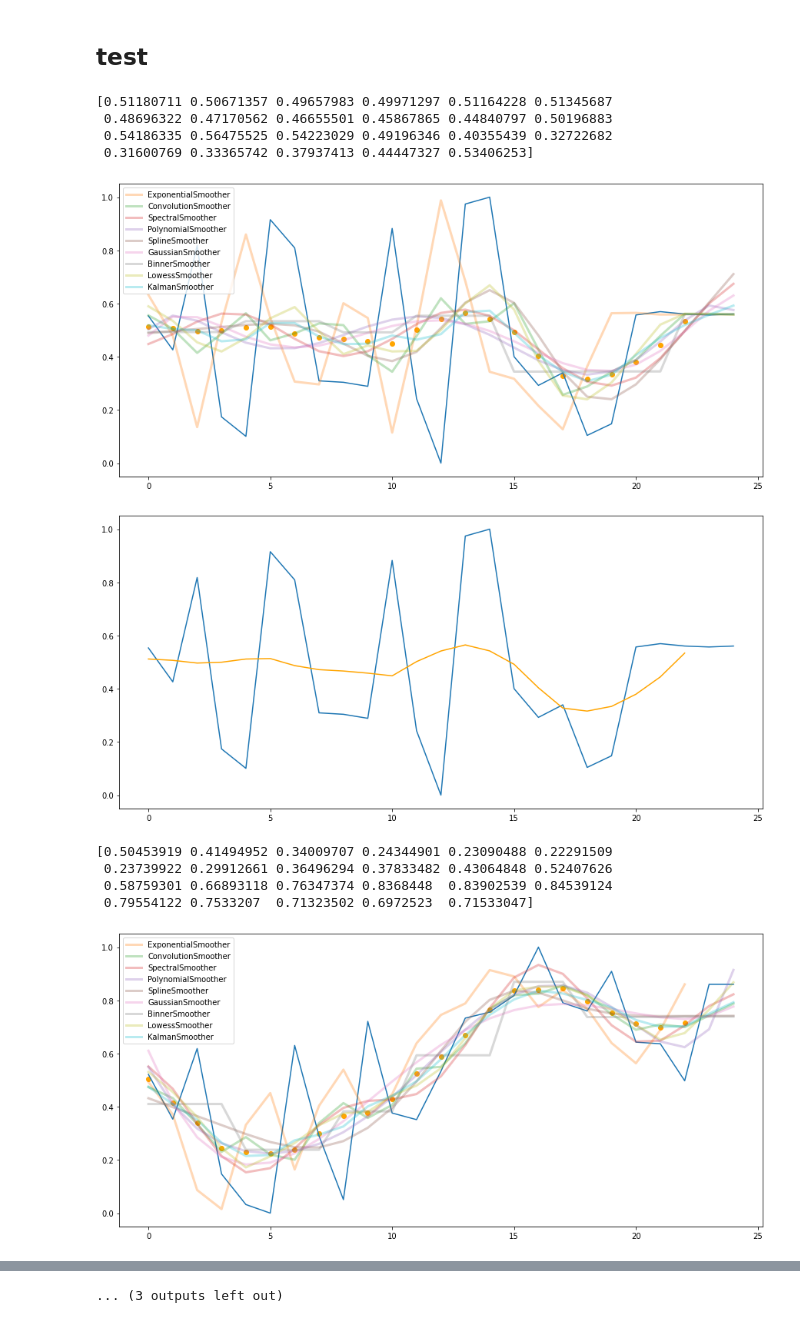
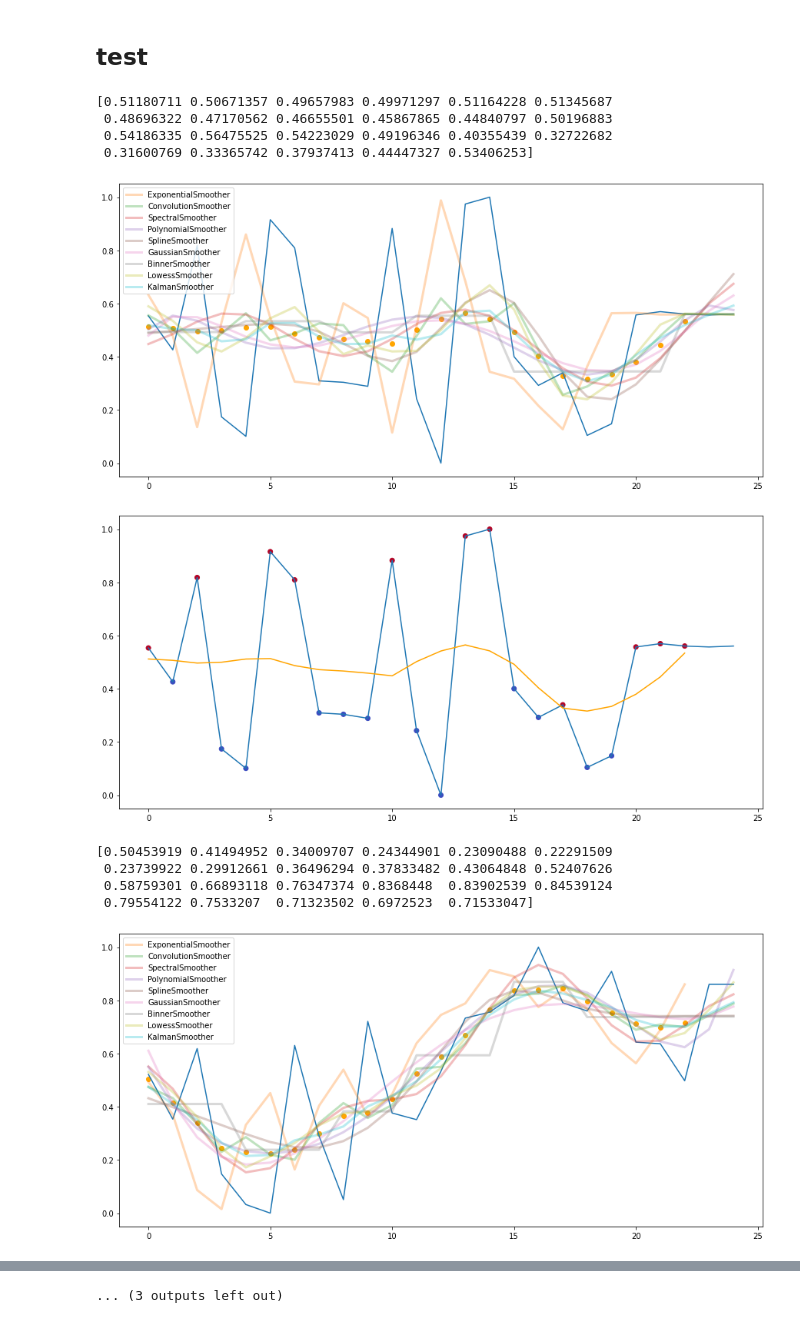
Before and after one commit to dr11m/tsmoothie, a Jupyter notebook: notebooks/Basic Smoothing.ipynb, the cells around one changed output, grey strips where cells are left out. Cells and saved outputs as stored; diff of their text form; code cells hidden in the pictures.

```diff
--- a/notebooks/Basic Smoothing.ipynb
+++ b/notebooks/Basic Smoothing.ipynb
@@ -205,36 +205,38 @@ for i in range(5):
     plt, pred = apply_lowess_smoother(prices, plt, should_log_data=False)
     smoothed_predicts_list.append(pred)
     plt, pred = apply_kalman_smoother(prices, plt, should_log_data=False)
     smoothed_predicts_list.append(pred)
 
     # не все возвращают полное кол-во значений, так как некоторые используют оконные функции
     smoothed_predicts_list = [module_predict[:23] for module_predict in smoothed_predicts_list]
     # Convert the list to a numpy array for easier manipulation
     smoothed_data_array = np.array(smoothed_predicts_list)
 
     # Calculate the mean excluding the largest and smallest values
     mean_of_predicts_without_extremes = np.mean(np.partition(smoothed_data_array, (2, -2), axis=0)[2:-2], axis=0)
 
     print(mean_of_predicts_without_extremes)
 
     plt.scatter(range(len(mean_of_predicts_without_extremes)), mean_of_predicts_without_extremes, color="orange")
 
     plt.legend()
     plt.show()
 
-    labels = np.where(prices > mean_of_predicts_without_extremes, 1, 0)
+    # отрисовка лейблов
+    fig = plt.figure(figsize=(15,7))
 
-    fig = plt.figure(figsize=(15,7))
+    labels = np.where(prices[:23] > mean_of_predicts_without_extremes, 0, 1)
+    plt.scatter(range(len(labels)), prices[:23], c=labels, cmap='coolwarm', label='Price vs. Mean Predict')
     plt.plot(prices)
     plt.plot(range(len(mean_of_predicts_without_extremes)), mean_of_predicts_without_extremes, color="orange")
     plt.show()
 # %% [output]
 [0.51180711 0.50671357 0.49657983 0.49971297 0.51164228 0.51345687
  0.48696322 0.47170562 0.46655501 0.45867865 0.44840797 0.50196883
  0.54186335 0.56475525 0.54223029 0.49196346 0.40355439 0.32722682
  0.31600769 0.33365742 0.37937413 0.44447327 0.53406253]
 [figure]
-[figure, old version]
+[figure, new version]
 [0.50453919 0.41494952 0.34009707 0.24344901 0.23090488 0.22291509
  0.23739922 0.29912661 0.36496294 0.37833482 0.43064848 0.52407626
  0.58759301 0.66893118 0.76347374 0.8368448  0.83902539 0.84539124
```
Also changed, not shown: parts of 1 cell of this notebook.
